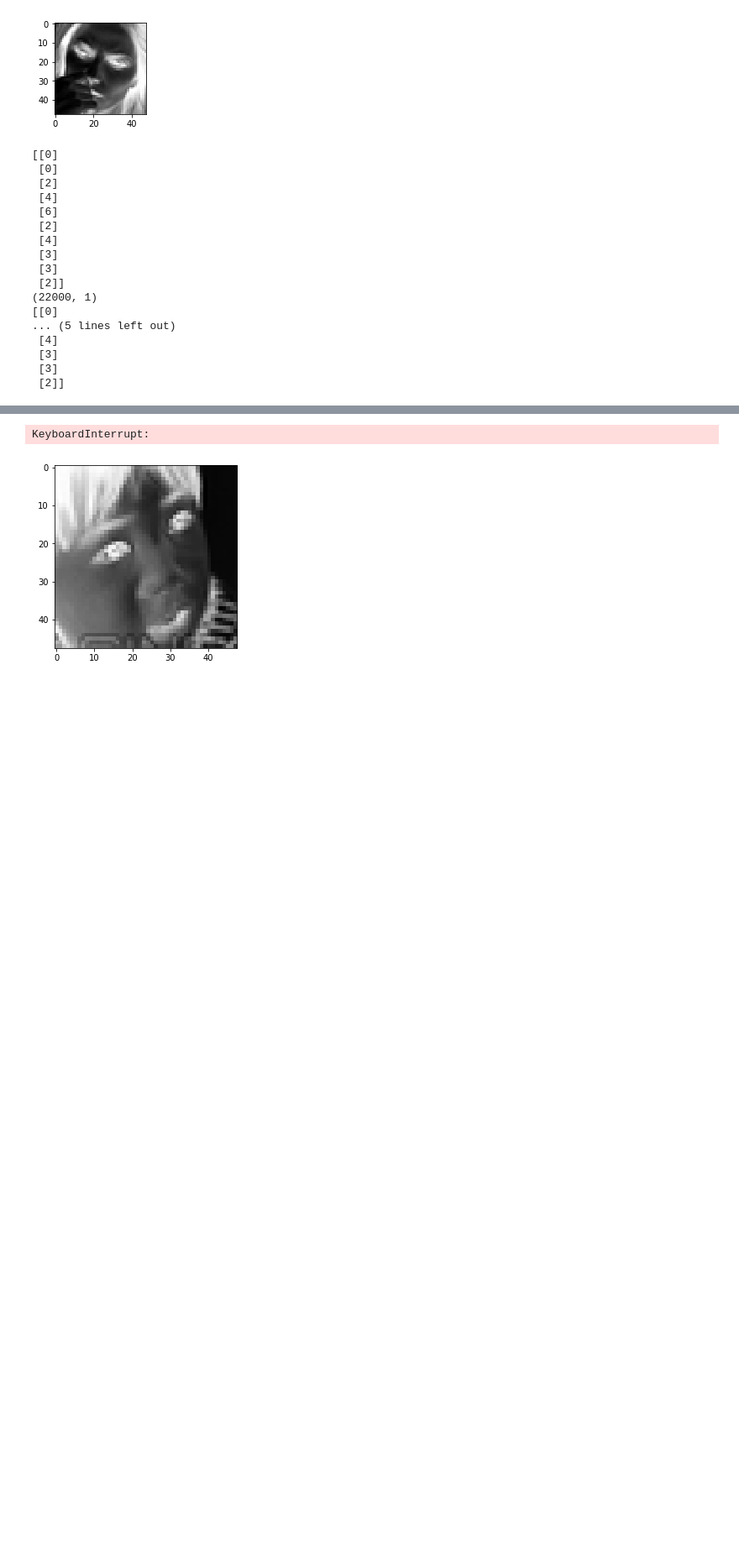
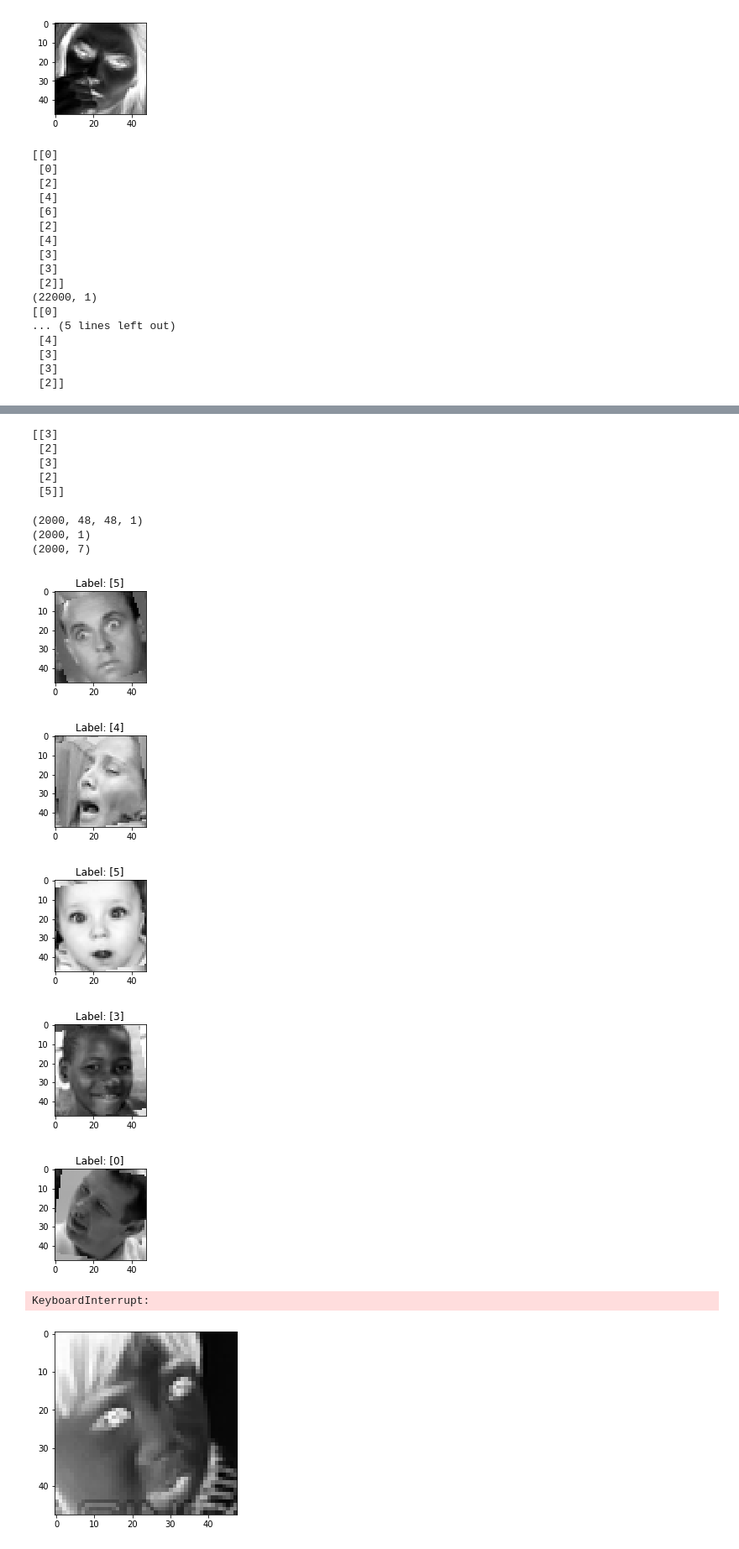
Before and after one commit to frankShih/face_classification_keras, a Jupyter notebook: expression_classification.ipynb, the cells around one changed output, grey strips where cells are left out. Shown at 84% size. Saved outputs shown, nothing was run; the diff lists cells and outputs as text; code cells hidden in the pictures; blank space fills up the shorter version.

Commit message:
Add data augmentation, update model structure for less #params

```diff
--- a/expression_classification.ipynb
+++ b/expression_classification.ipynb
@@ -87,0 +111,19 @@ print(trainY[:5])
+# %%
+# shuffle the dataset
+
+import numpy as np
+def unison_shuffled_copies(a, b):
+    assert len(a) == len(b)
+    p = np.random.permutation(len(a))
+    return a[p], b[p]
+
+
+trainX, trainY = unison_shuffled_copies(trainX, trainY)
+print(trainY[:5])
+trainY_oneHot = np_utils.to_categorical(trainY)
+# %% [output]
+[[3]
+ [2]
+ [3]
+ [2]
+ [5]]
@@ -88,3 +132,47 @@ print(trainY[:5])
+# %%
+from keras.preprocessing.image import ImageDataGenerator, array_to_img, img_to_array, load_img
+# import glob
+# import PIL
+
+# datagen = ImageDataGenerator(fill_mode='wrap', rotation_range=20)
+datagen = ImageDataGenerator(fill_mode='wrap', rotation_range=20)
+datagen.fit(trainX)
+counter=0
+trainX_aug = []
+trainY_aug = []
+generate_amount=2000
+for bx, by in datagen.flow(trainX, trainY, batch_size=1):
+    counter+=1
+    if counter>generate_amount: break
+
+#     print(bx.shape, by.shape)
+    bx=np.squeeze(bx, axis=3)
+#     print(bx.shape, by.shape)
+    bx=np.squeeze(bx, axis=0)
+#     print(bx.shape, by.shape)
+#     plot_image(bx)
+    trainX_aug.append(bx)
+    trainY_aug.append(by)
+
+trainX_aug = np.concatenate(trainX_aug, axis=0).reshape(generate_amount, 48, 48, 1)
+print(trainX_aug.shape)
+# for t in temp:
+#     plot_image(t)
+trainY_aug = np.vstack(trainY_aug)
+print(trainY_aug.shape)
+trainY_oneHot_aug = np_utils.to_categorical(trainY_aug)
+print(trainY_oneHot_aug.shape)
+for i in range(5):
+    plot_image(trainX_aug[i].reshape(48, 48), trainY_aug[i])
+# %% [output]
+(2000, 48, 48, 1)
+(2000, 1)
+(2000, 7)
+[figure, added]
+[figure, added]
+[figure, added]
+[figure, added]
+[figure, added]
 # %%
 %matplotlib inline
 
```
Also changed, not shown: parts of 8 cells of this notebook, 1 other file.
